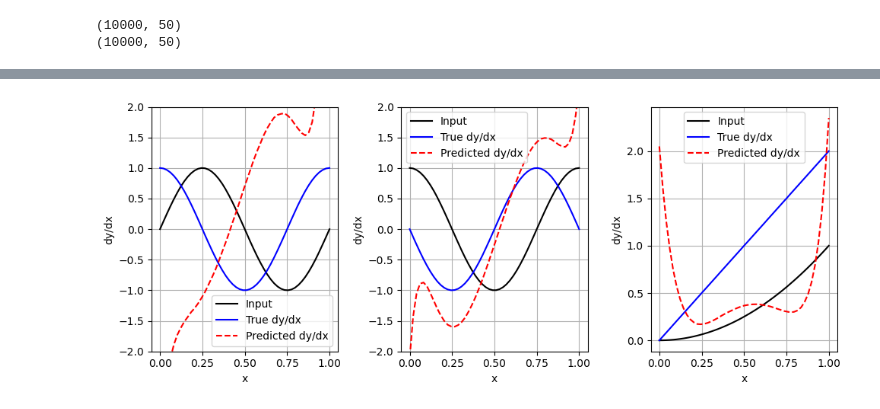
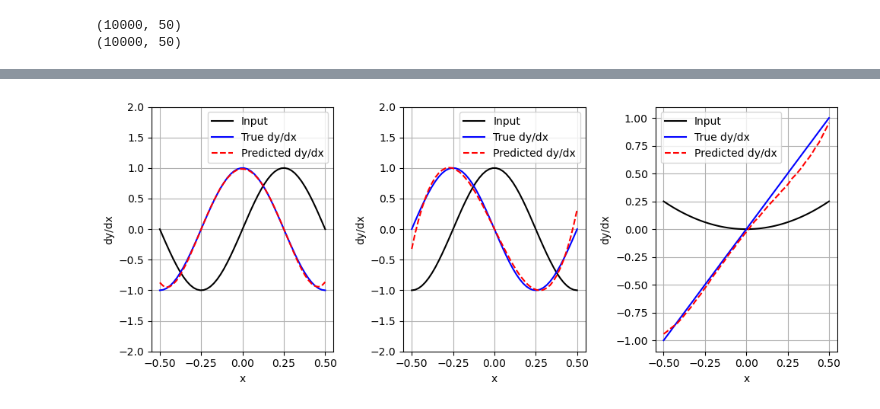
Before and after one commit to PDornelasN/Atividades, a Jupyter notebook: Atividade_3/Derivadas.ipynb, the cells around one changed output, grey strips where cells are left out. Cells and saved outputs as stored; diff of their text form; code cells hidden in the pictures.

Commit message:
Derivada do seno funcionando com NN

```diff
--- a/Atividade_3/Derivadas.ipynb
+++ b/Atividade_3/Derivadas.ipynb
@@ -14,14 +15,19 @@ def generate_data(nx, qtde, pmax):
 
     for _ in range(qtde):
         # potencial de grau p aleatório
-        p = np.random.randint(2, pmax + 1)
+        a, b = np.random.uniform(0, 2, 2)
 
-        if np.random.randint(0, 2) == 0:
-            coeffs = (np.arange(p) % 2)
-            coeffs[-1] = 1
-            coeffs = coeffs * np.random.uniform(0, 2, p)
-        else:
-            coeffs = ((np.arange(p) + 1) % 2 ) * np.random.uniform(0, 2, p)
+
+        coeffs5 = [a, b, -a, -b, 0]
+        coeffs4 = [a, b, -a, -b]
+        #coeffs3 = [a, -a, 0]
+        coeffs2 = [a, -a]
+
+        all_roots = [coeffs5, coeffs4, coeffs2]
+
+        # Randomly choose one of the lists
+        root = random.choice(all_roots)
+        coeffs = np.poly(root)
 
 
         polinomio = np.polyval(coeffs, x)
@@ -29,8 +35,9 @@ def generate_data(nx, qtde, pmax):
         y.append(polinomio / np.max(np.abs(polinomio)) + noise)
 
         # derivada
+        derivada = np.polyval(np.polyder(coeffs), x)
         noise = 0.01 * np.random.randn(len(x)).reshape(-1, 1)
-        dy.append(np.polyval(np.polyder(coeffs), x) / np.max(np.abs(polinomio)) + noise)
+        dy.append(derivada / np.max(np.abs(derivada)) + noise)
 
     # empilha dados
     y = np.hstack(y).T
@@ -38,7 +45,7 @@ def generate_data(nx, qtde, pmax):
     return y, dy
 
 # gerar dados
-y, dy = generate_data(50, 10000, 12)
+y, dy = generate_data(50, 10000, 0)
 
 print(y.shape)
 print(dy.shape)
@@ -108,7 +101,7 @@ Mean Squared Error: 0.0006515180530565265
 # %%
 plt.figure(figsize=(10, 4))
 
-new_x = np.linspace(0, 1, y.shape[1]).reshape(1,-1)
+new_x = np.linspace(-0.5, 0.5, y.shape[1]).reshape(1,-1)
 
 # test 1
 plt.subplot(131)
@@ -130,31 +123,31 @@ plt.subplot(132)
 new_y = np.cos(2*np.pi*new_x)
 new_dy = -np.sin(2*np.pi*new_x)
 predicted_derivative = model.predict(new_y)
 
 plt.plot(new_x[0], new_y[0], label='Input', color='black')
 plt.plot(new_x[0], new_dy[0], label='True dy/dx', color='blue')
 plt.plot(new_x[0], predicted_derivative[0], label='Predicted dy/dx', color='red', linestyle='dashed')
 plt.ylim(-2,2)
 plt.xlabel('x')
 plt.ylabel('dy/dx')
 plt.legend()
 plt.grid(True)
 
 # test 3
 plt.subplot(133)
 new_y = new_x ** 2
 new_dy = 2 * new_x
 predicted_derivative = model.predict(new_y)
 
 plt.plot(new_x[0], new_y[0], label='Input', color='black')
 plt.plot(new_x[0], new_dy[0], label='True dy/dx', color='blue')
 plt.plot(new_x[0], predicted_derivative[0], label='Predicted dy/dx', color='red', linestyle='dashed')
 plt.xlabel('x')
 plt.ylabel('dy/dx')
 plt.legend()
 plt.grid(True)
 
 plt.tight_layout()
 plt.show()
 # %% [output]
-[figure, old version]
+[figure, new version]
```
Also changed, not shown: parts of 3 cells of this notebook.
